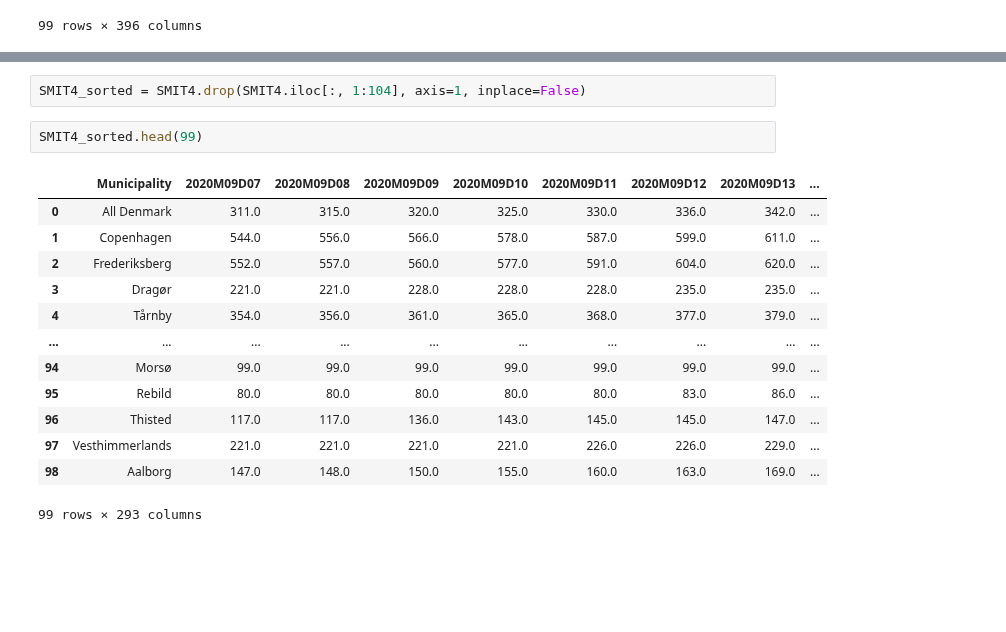
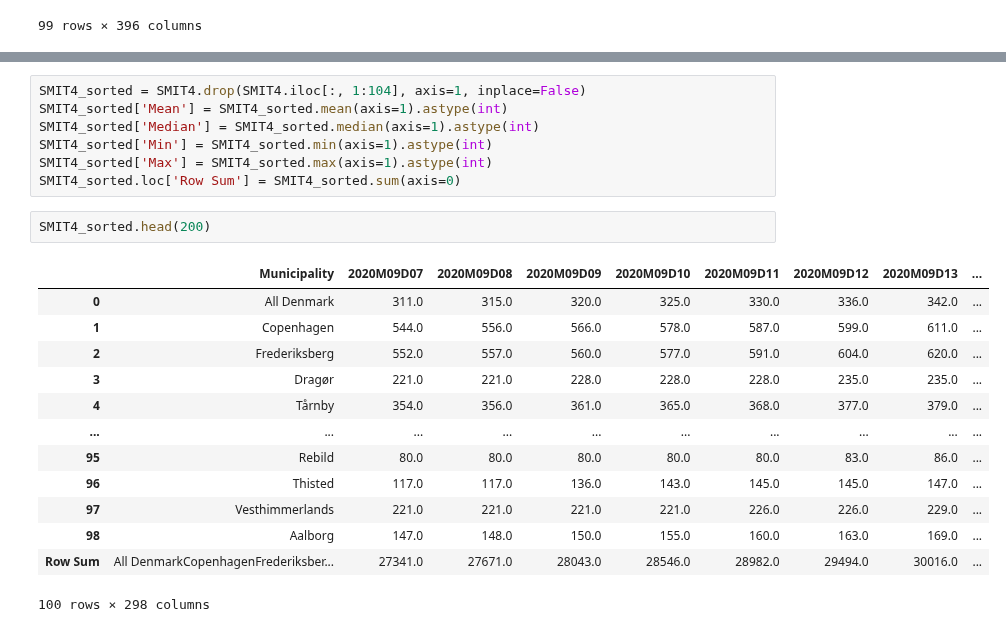
Before and after one commit to NumEconCopenhagen/projects-2023-vennerne, a Jupyter notebook: dataproject/dataproject.ipynb, the cells around one changed output, grey strips where cells are left out. Cells and saved outputs as stored; diff of their text form; blank space fills up the shorter version.

```diff
--- a/dataproject/dataproject.ipynb
+++ b/dataproject/dataproject.ipynb
@@ -94,18 +87,23 @@ BEV107.head(98)
-# %%
-SMIT4_sorted = SMIT4.drop(SMIT4.iloc[:, 1:104], axis=1, inplace=False)
+# %%
+SMIT4_sorted = SMIT4.drop(SMIT4.iloc[:, 1:104], axis=1, inplace=False)
+SMIT4_sorted['Mean'] = SMIT4_sorted.mean(axis=1).astype(int)
+SMIT4_sorted['Median'] = SMIT4_sorted.median(axis=1).astype(int)
+SMIT4_sorted['Min'] = SMIT4_sorted.min(axis=1).astype(int)
+SMIT4_sorted['Max'] = SMIT4_sorted.max(axis=1).astype(int)
+SMIT4_sorted.loc['Row Sum'] = SMIT4_sorted.sum(axis=0)
 # %%
-SMIT4_sorted.head(99)
+SMIT4_sorted.head(200)
 # %% [output]
 |  | Municipality | 2020M09D07 | 2020M09D08 | 2020M09D09 | 2020M09D10 | 2020M09D11 | 2020M09D12 | 2020M09D13 | ... |
 | 0 | All Denmark | 311.0 | 315.0 | 320.0 | 325.0 | 330.0 | 336.0 | 342.0 | ... |
 | 1 | Copenhagen | 544.0 | 556.0 | 566.0 | 578.0 | 587.0 | 599.0 | 611.0 | ... |
 | 2 | Frederiksberg | 552.0 | 557.0 | 560.0 | 577.0 | 591.0 | 604.0 | 620.0 | ... |
 | 3 | Dragør | 221.0 | 221.0 | 228.0 | 228.0 | 228.0 | 235.0 | 235.0 | ... |
 | 4 | Tårnby | 354.0 | 356.0 | 361.0 | 365.0 | 368.0 | 377.0 | 379.0 | ... |
 | ... | ... | ... | ... | ... | ... | ... | ... | ... | ... |
-| 94 | Morsø | 99.0 | 99.0 | 99.0 | 99.0 | 99.0 | 99.0 | 99.0 | ... |
 | 95 | Rebild | 80.0 | 80.0 | 80.0 | 80.0 | 80.0 | 83.0 | 86.0 | ... |
 | 96 | Thisted | 117.0 | 117.0 | 136.0 | 143.0 | 145.0 | 145.0 | 147.0 | ... |
 | 97 | Vesthimmerlands | 221.0 | 221.0 | 221.0 | 221.0 | 226.0 | 226.0 | 229.0 | ... |
 | 98 | Aalborg | 147.0 | 148.0 | 150.0 | 155.0 | 160.0 | 163.0 | 169.0 | ... |
+| Row Sum | All DenmarkCopenhagenFrederiksber... | 27341.0 | 27671.0 | 28043.0 | 28546.0 | 28982.0 | 29494.0 | 30016.0 | ... |
-99 rows × 293 columns
+100 rows × 298 columns
```
Also changed, not shown: parts of 1 cell of this notebook.
